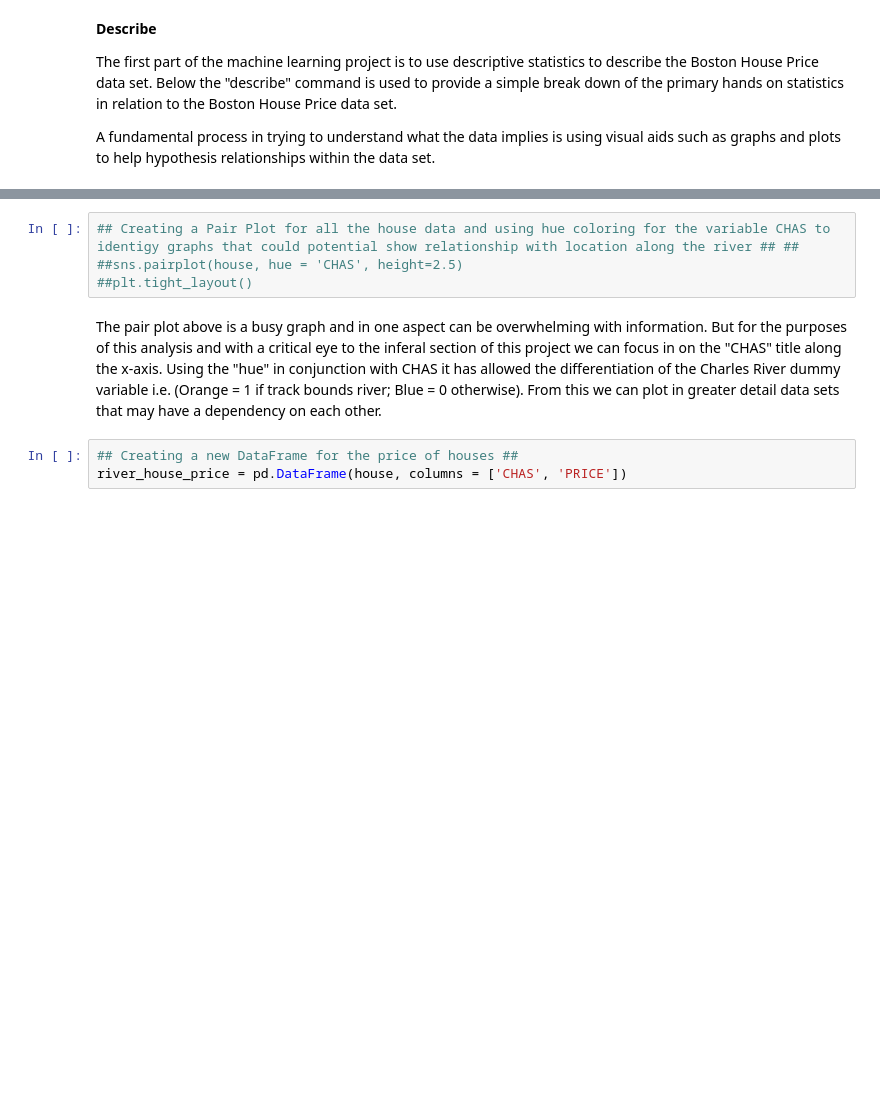
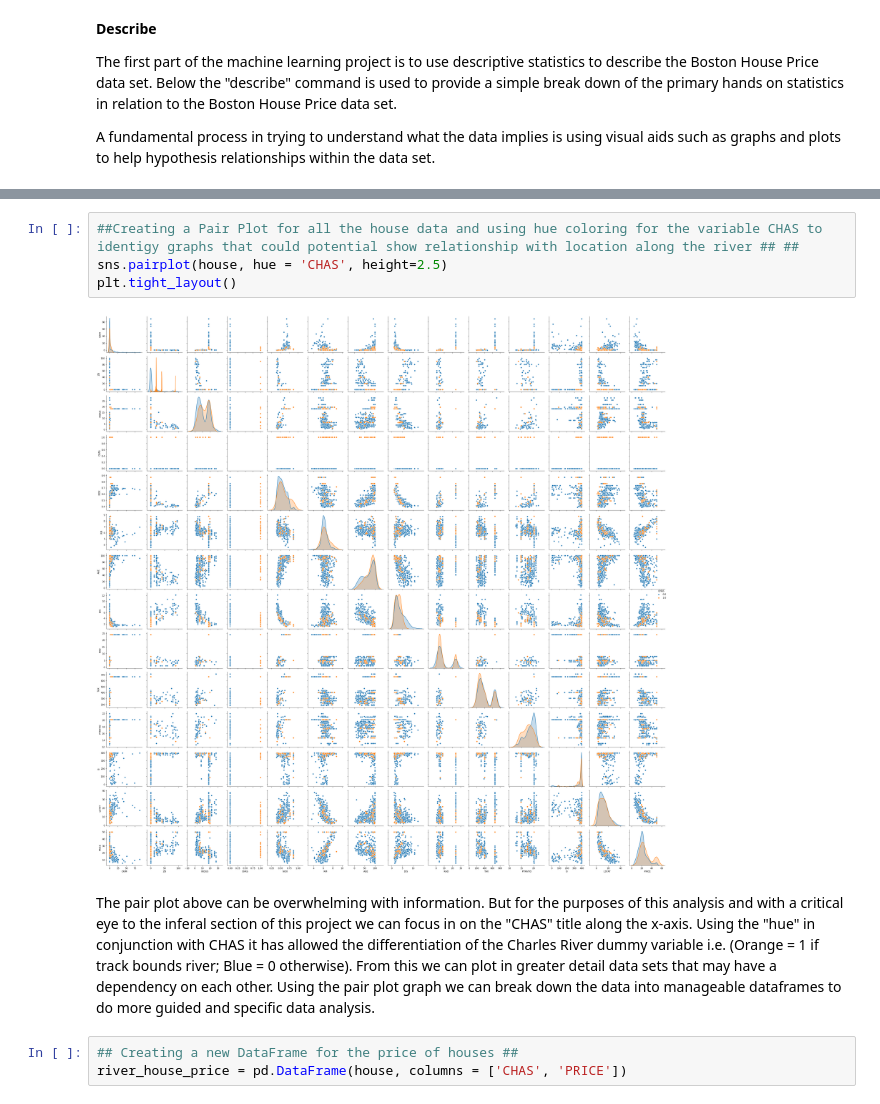
Before and after one commit to shanecanny1/Machine-Learning-and-Statistics-Project, a Jupyter notebook: Machine Learning Project Boston House Prices.ipynb, the cells around one changed output, grey strips where cells are left out. Cells and saved outputs as stored; diff of their text form; blank space fills up the shorter version.

```diff
--- a/Machine Learning Project Boston House Prices.ipynb
+++ b/Machine Learning Project Boston House Prices.ipynb
@@ -127,11 +127,13 @@ house.describe()
 | 75% | 3.677083 | 12.500000 | 18.100000 | 0.000000 | 0.624000 | 6.623500 | 94.075000 | 5.188425 | 24.000000 | 666.000000 | 20.200000 | ... |
 | max | 88.976200 | 100.000000 | 27.740000 | 1.000000 | 0.871000 | 8.780000 | 100.000000 | 12.126500 | 24.000000 | 711.000000 | 22.000000 | ... |
 # %%
-## Creating a Pair Plot for all the house data and using hue coloring for the variable CHAS to identigy graphs that could potential show relationship with location along the river ## ##
-##sns.pairplot(house, hue = 'CHAS', height=2.5)
-##plt.tight_layout()
+##Creating a Pair Plot for all the house data and using hue coloring for the variable CHAS to identigy graphs that could potential show relationship with location along the river ## ##
+sns.pairplot(house, hue = 'CHAS', height=2.5)
+plt.tight_layout()
+# %% [output]
+[figure, added]
 # %% [markdown]
-The pair plot above is a busy graph and in one aspect can be overwhelming with information. But for the purposes of this analysis and with a critical eye to the inferal section of this project we can focus in on the "CHAS" title along the x-axis. Using the "hue" in conjunction with CHAS it has allowed the differentiation of the Charles River dummy variable i.e. (Orange = 1 if track bounds river; Blue = 0 otherwise). From this we can plot in greater detail data sets that may have a dependency on each other.
+The pair plot above can be overwhelming with information. But for the purposes of this analysis and with a critical eye to the inferal section of this project we can focus in on the "CHAS" title along the x-axis. Using the "hue" in conjunction with CHAS it has allowed the differentiation of the Charles River dummy variable i.e. (Orange = 1 if track bounds river; Blue = 0 otherwise). From this we can plot in greater detail data sets that may have a dependency on each other. Using the pair plot graph we can break down the data into manageable dataframes to do more guided and specific data analysis.
 # %%
 ## Creating a new DataFrame for the price of houses ##
 river_house_price = pd.DataFrame(house, columns = ['CHAS', 'PRICE'])
```
Also changed, not shown: parts of 27 cells of this notebook.
